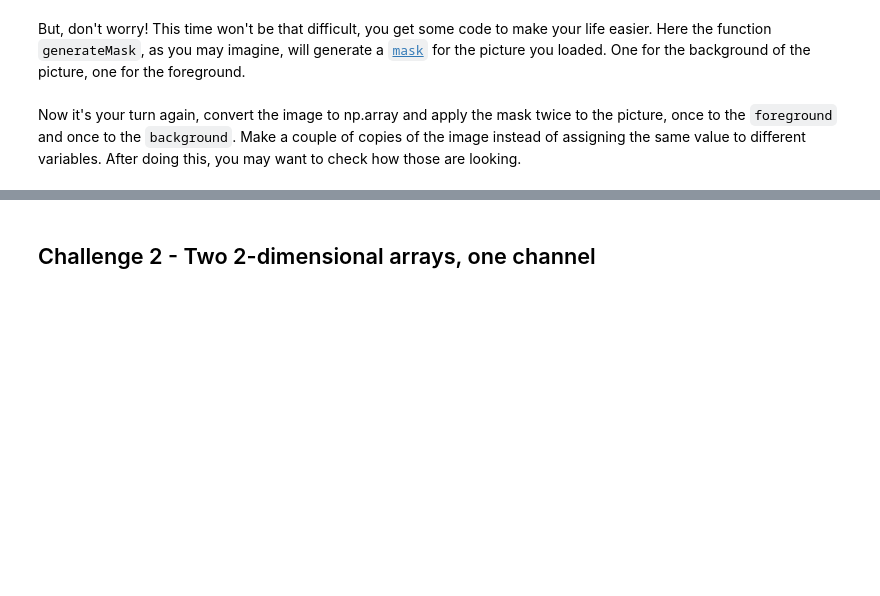
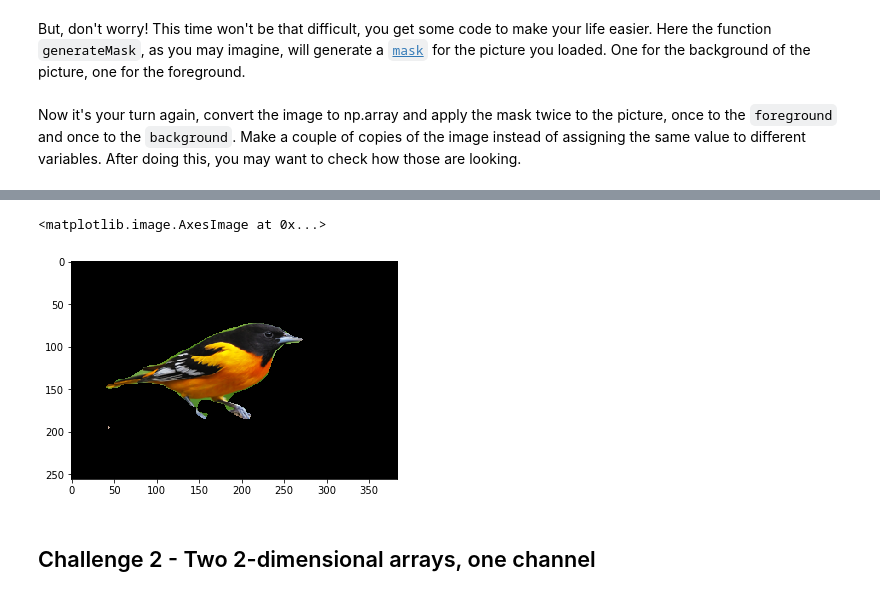
Before and after one commit to blancalluch/ImageSegmentation, a Jupyter notebook: main.ipynb, the cells around one changed output, grey strips where cells are left out. Cells and saved outputs as stored; diff of their text form; code cells hidden in the pictures; blank space fills up the shorter version.

```diff
--- a/main.ipynb
+++ b/main.ipynb
@@ -67,3 +94,8 @@ Now it's your turn again, convert the image to np.array and apply the mask twice
+# %%
+plt.imshow(foreground)
+# %% [output]
+<matplotlib.image.AxesImage at 0x...>
+[figure, added]
 # %% [markdown]
 ## Challenge 2 - Two 2-dimensional arrays, one channel
 # %% [markdown]
```
Also changed, not shown: parts of 30 cells of this notebook.
